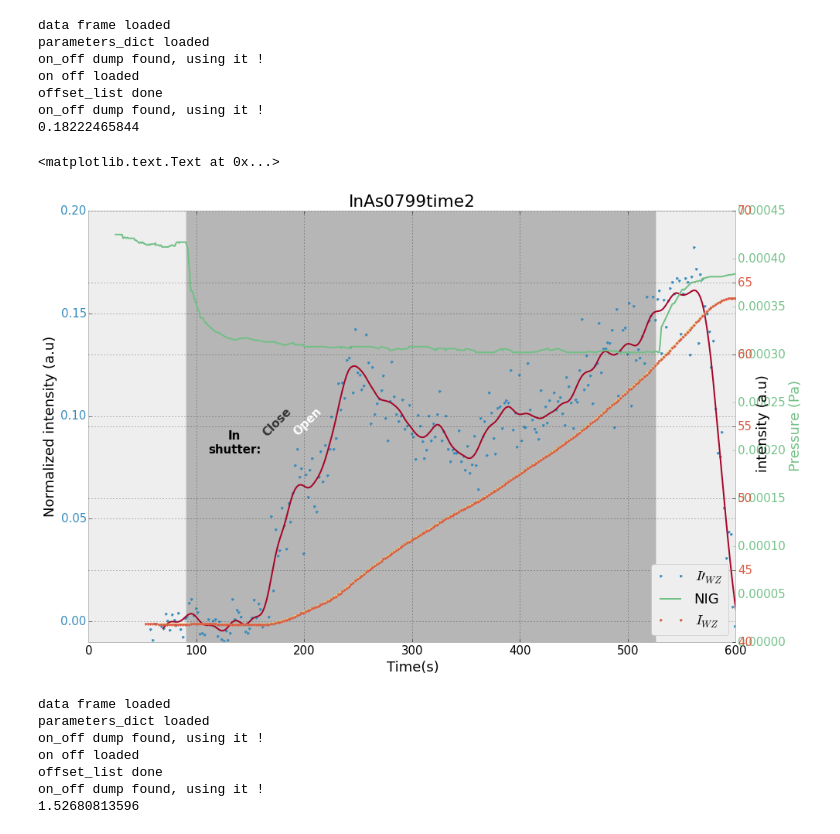
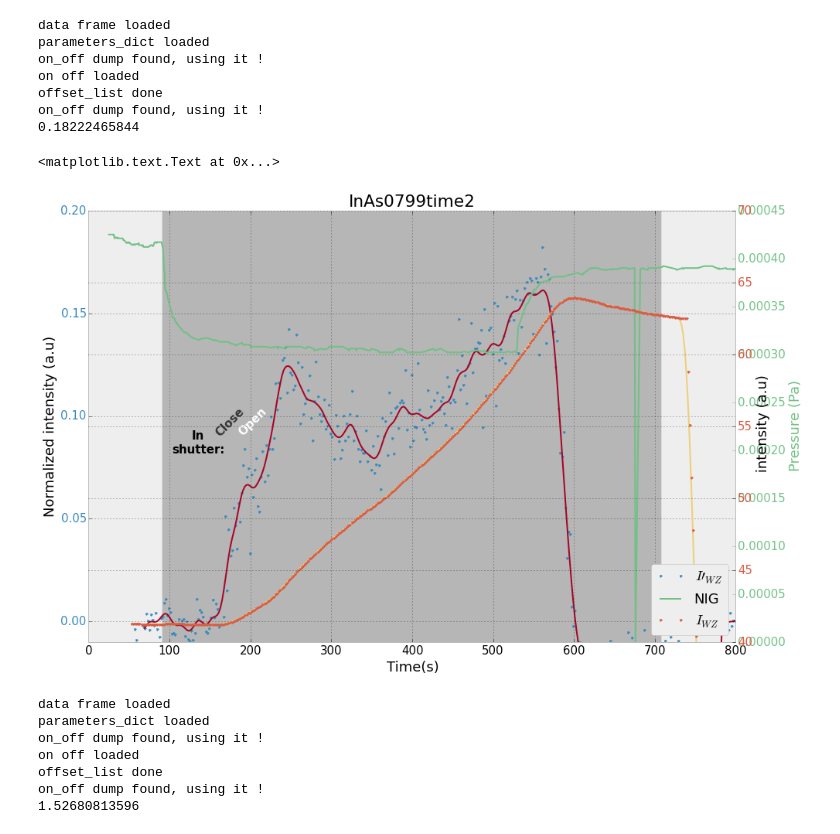
Before and after one commit to giulioungaretti/SPring8, a Jupyter notebook: summary.ipynb, the cells around one changed output. Saved outputs shown, nothing was run; the diff lists cells and outputs as text; code cells hidden in the pictures.

```diff
--- a/summary.ipynb
+++ b/summary.ipynb
@@ -36,25 +36,25 @@ on_off dump found, using it !
 # %%
 name = 'InAs0799time2'
 data, parameters_dict, on_off, offset_list = loadme(name)
 fig_1, ax_1 = do_diff_derivatives(
     data, parameters_dict, 'TW', name, False, True, True, True,True, figsize=(15,10))
 update_legend(fig_1,loc=4)
-ax_1.set_xlim(0,600)
+ax_1.set_xlim(0,800)
 fig_1.get_axes()[2].set_ylim(40,70)
 fig_1.get_axes()[1].grid('off')
 fig_1.get_axes()[0].set_ylim(-.01,0.2)
 color_ticks(fig_1, False)
 ax_1.set_title(name)
 # %% [output]
 data frame loaded
 parameters_dict loaded
 on_off dump found, using it !
 on off loaded
 offset_list done
 on_off dump found, using it !
 0.18222465844
 <matplotlib.text.Text at 0x...>
-[figure, old version]
+[figure, new version]
 # %%
 name = 'InAs0799time1a'
 data, parameters_dict, on_off, offset_list = loadme(name)
```
Also changed, not shown: parts of 2 cells of this notebook, 2 other files.
